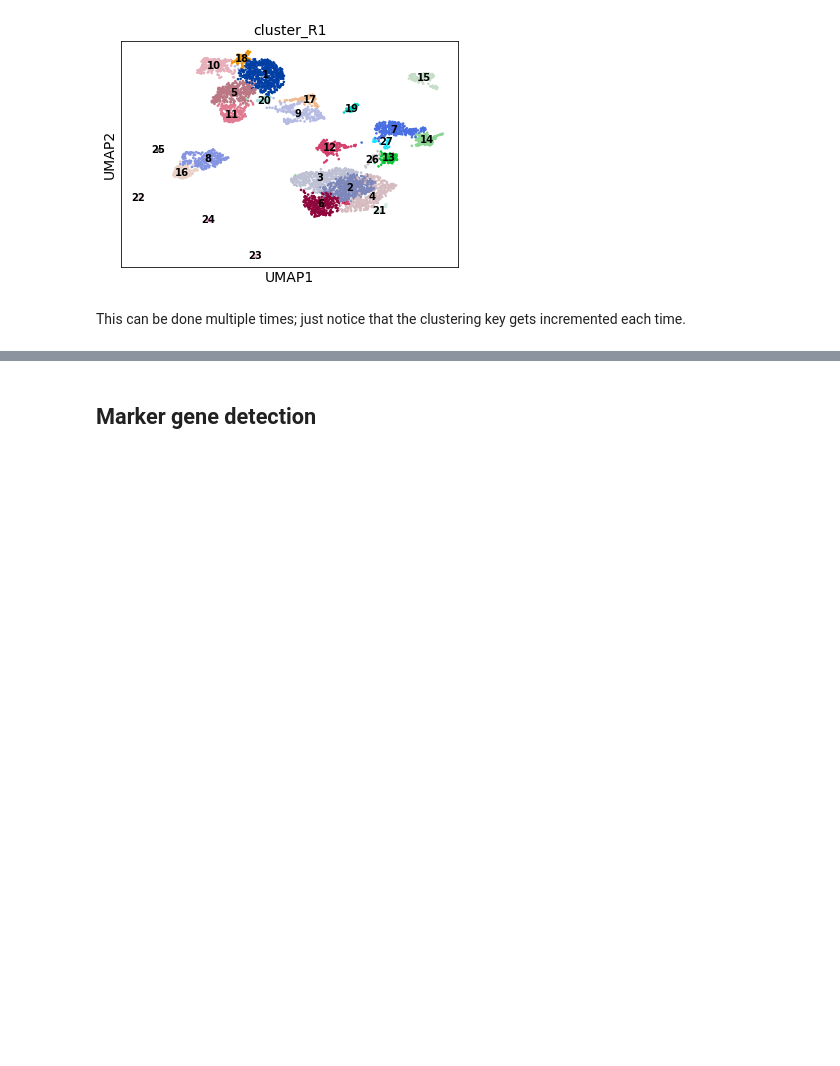
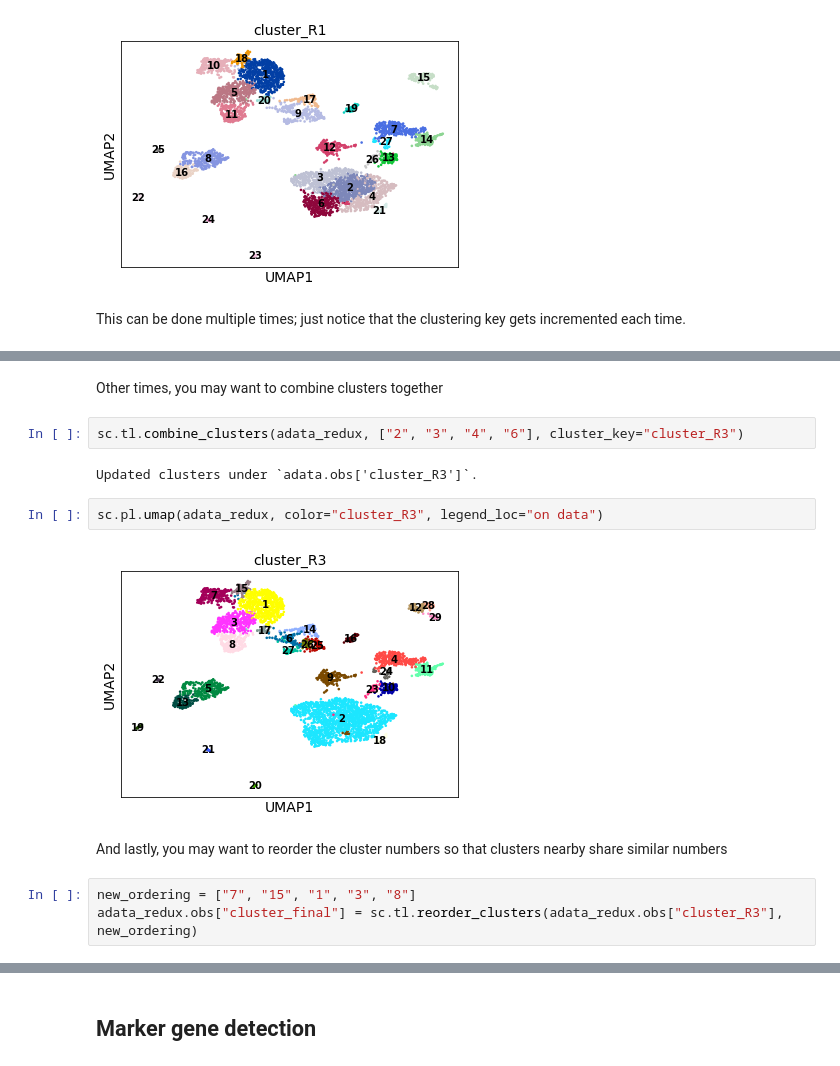
Before and after one commit to TheJacksonLaboratory/scanpy_recipes, a Jupyter notebook: examples/Analysis-Template.ipynb, the cells around one changed output, grey strips where cells are left out. Cells and saved outputs as stored; diff of their text form; blank space fills up the shorter version.

```diff
--- a/examples/Analysis-Template.ipynb
+++ b/examples/Analysis-Template.ipynb
@@ -414,2 +425,17 @@ running Louvain clustering
     'cluster_R3', the cluster labels (adata.obs, categorical)
 Updated clusters under `adata_redux.obs['cluster_R3']`.
+# %% [markdown]
+Other times, you may want to combine clusters together
+# %%
+sc.tl.combine_clusters(adata_redux, ["2", "3", "4", "6"], cluster_key="cluster_R3")
+# %% [output]
+Updated clusters under `adata.obs['cluster_R3']`.
+# %%
+sc.pl.umap(adata_redux, color="cluster_R3", legend_loc="on data")
+# %% [output]
+[figure, added]
+# %% [markdown]
+And lastly, you may want to reorder the cluster numbers so that clusters nearby share similar numbers
+# %%
+new_ordering = ["7", "15", "1", "3", "8"]
+adata_redux.obs["cluster_final"] = sc.tl.reorder_clusters(adata_redux.obs["cluster_R3"], new_ordering)
```
Also changed, not shown: parts of 27 cells of this notebook, 1 other file.
